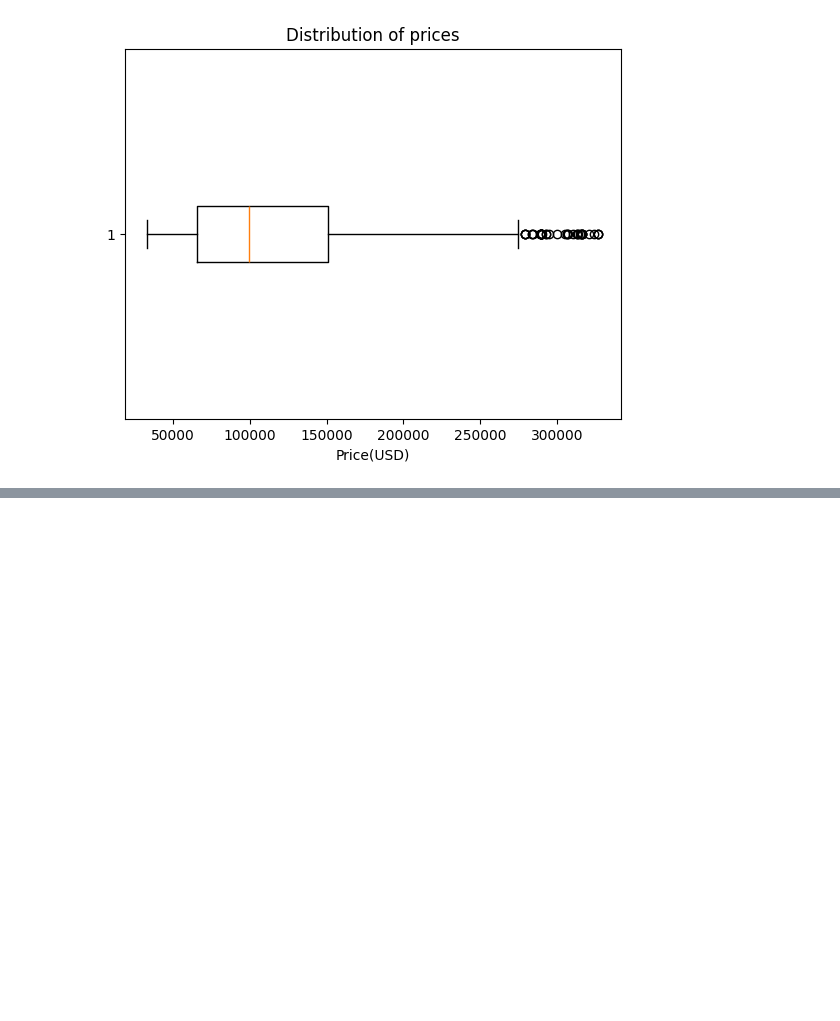
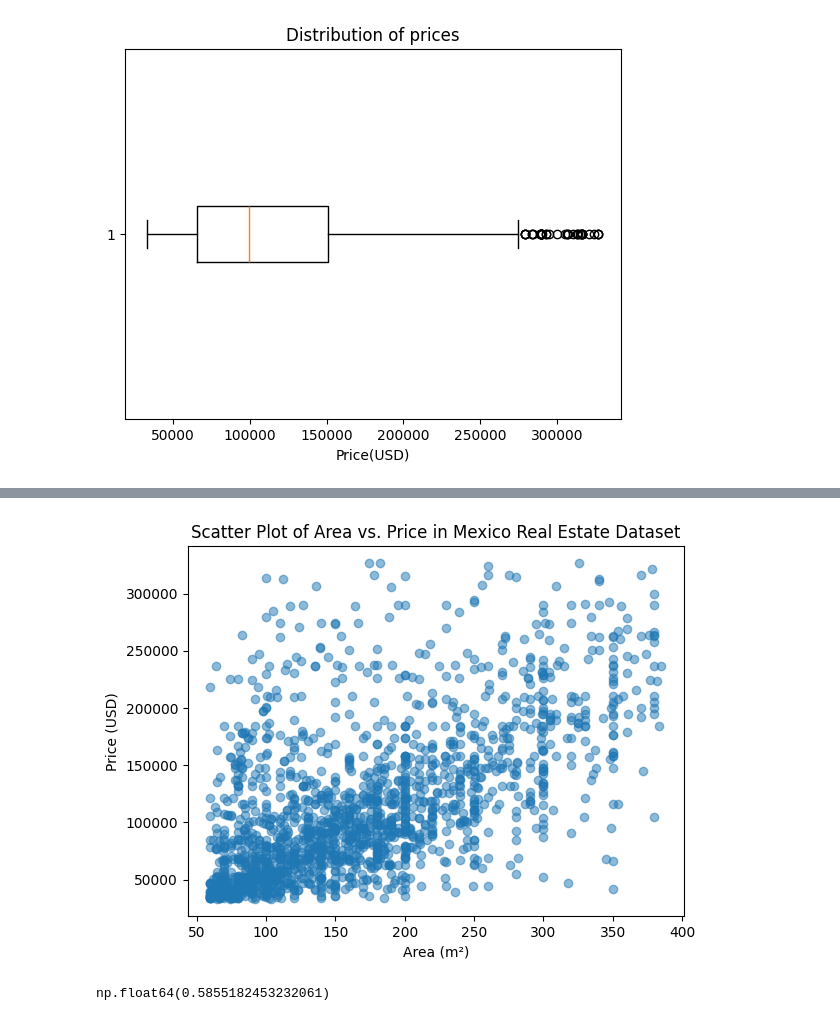
Before and after one commit to HiNacho/linear_regression, a Jupyter notebook: mexico_real_estate/mexico.ipynb, the cells around one changed output, grey strips where cells are left out. Saved outputs shown, nothing was run; the diff lists cells and outputs as text; code cells hidden in the pictures; blank space fills up the shorter version.

```diff
--- a/mexico_real_estate/mexico.ipynb
+++ b/mexico_real_estate/mexico.ipynb
@@ -140,0 +177,15 @@ plt.show()
+# %%
+# create scatter plot of area_m2 vs price_usd
+plt.scatter(df["area_m2"], df["price_usd"], alpha=0.5)
+plt.xlabel("Area (m²)")
+plt.ylabel("Price (USD)")
+plt.title("Scatter Plot of Area vs. Price in Mexico Real Estate Dataset")
+plt.show()
+# %% [output]
+[figure, added]
+# %%
+# calculate correlation coefficient between area_m2 and price_usd
+correlation = df["area_m2"].corr(df["price_usd"])
+correlation
+# %% [output]
+np.float64(0.5855182453232061)
```
Also changed, not shown: parts of 12 cells of this notebook.
